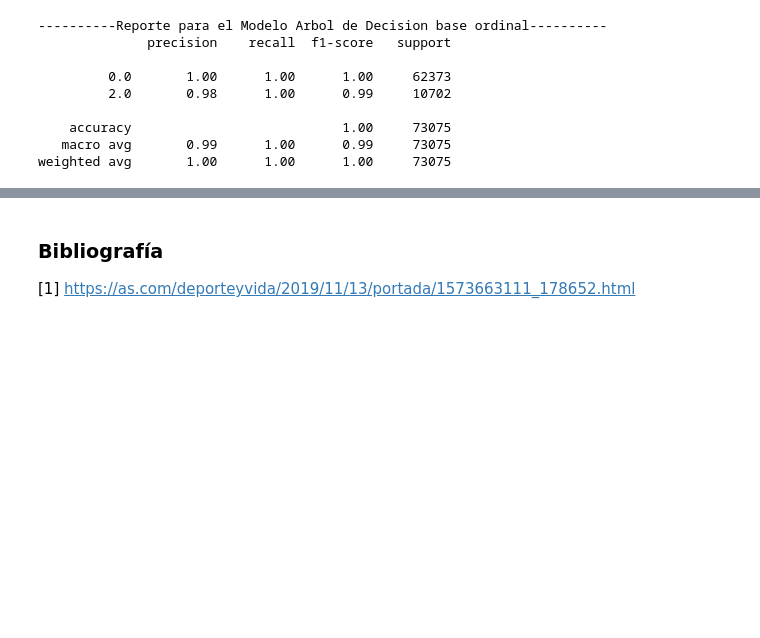
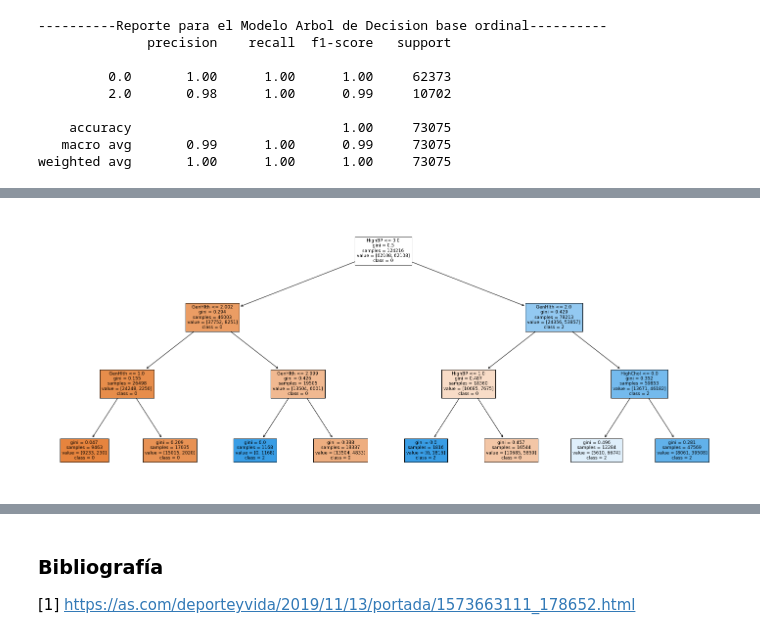
Before and after one commit to sofiaalvarezlopez/BI-Lab1, a Jupyter notebook: lab1_BI_alvarez_barahona_plata.ipynb, the cells around one changed output, grey strips where cells are left out. Cells and saved outputs as stored; diff of their text form; code cells hidden in the pictures; blank space fills up the shorter version.

```diff
--- a/lab1_BI_alvarez_barahona_plata.ipynb
+++ b/lab1_BI_alvarez_barahona_plata.ipynb
@@ -703,0 +781,9 @@ grid_search_knn = GridSearchCV(estimator=pipe_KNN,
+# %%
+# Determinamos nuevamente las métricas de rendimiento y predicción de nuestro modelo
+dump(grid_search_arboles.best_estimator_, 'modelo_arbol.joblib')
+
+best_arbol = load('modelo_arbol.joblib')
+
+pred1 = best_arbol.predict(X_train)
+print('----------Reporte para el Mejor Modelo Arboles----------')
+print(classification_report(Y_train, pred1))
@@ -703,0 +824,6 @@ grid_search_knn = GridSearchCV(estimator=pipe_KNN,
+# %%
+# Además, podemos visualizar el árbol.
+fig = plt.figure(figsize=(25,10))
+_ = tree.plot_tree(best_arbol.steps[-1][1], max_depth=3, feature_names=X.columns, class_names=["0", "2"], filled=True, fontsize=9)
+# %% [output]
+[figure, added]
```
Also changed, not shown: parts of 21 cells of this notebook, 3 other files.
